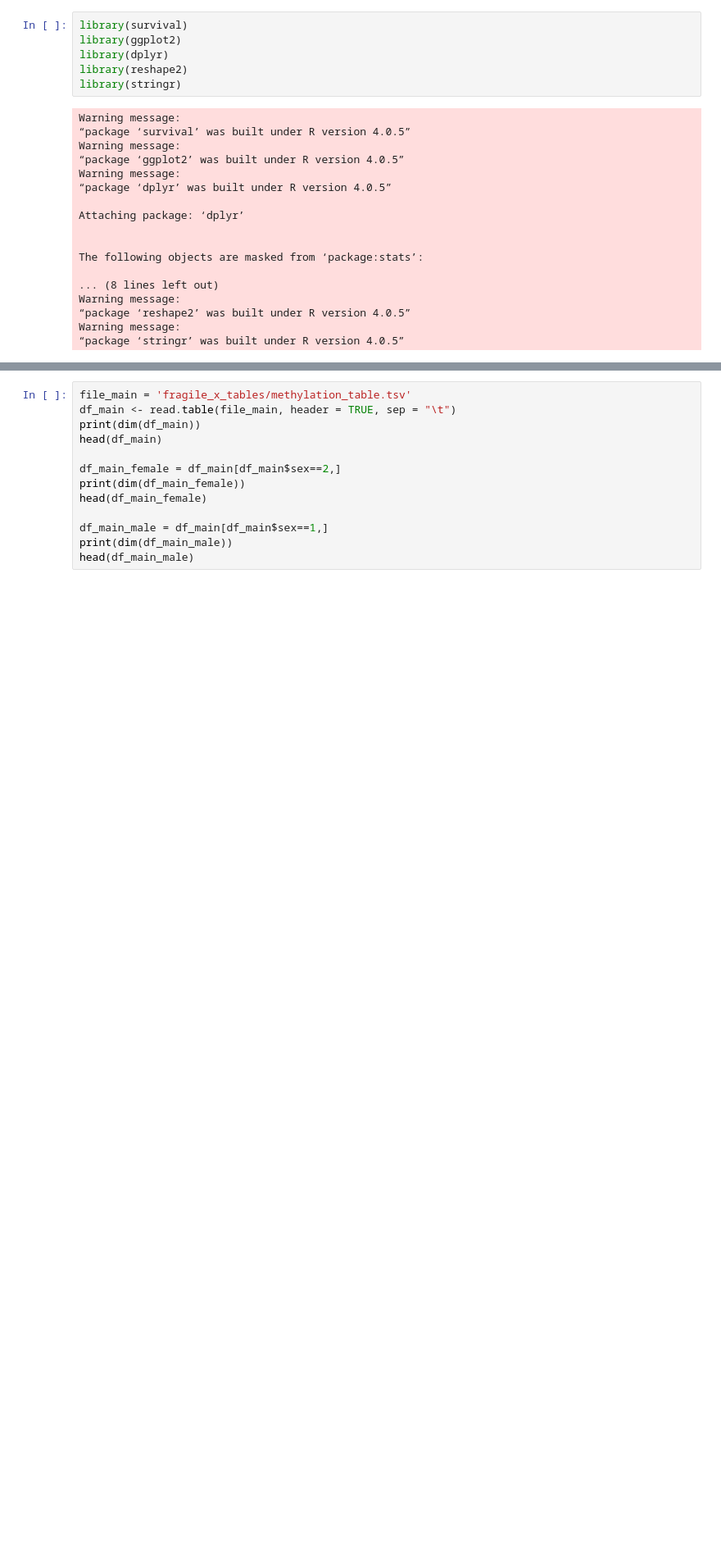
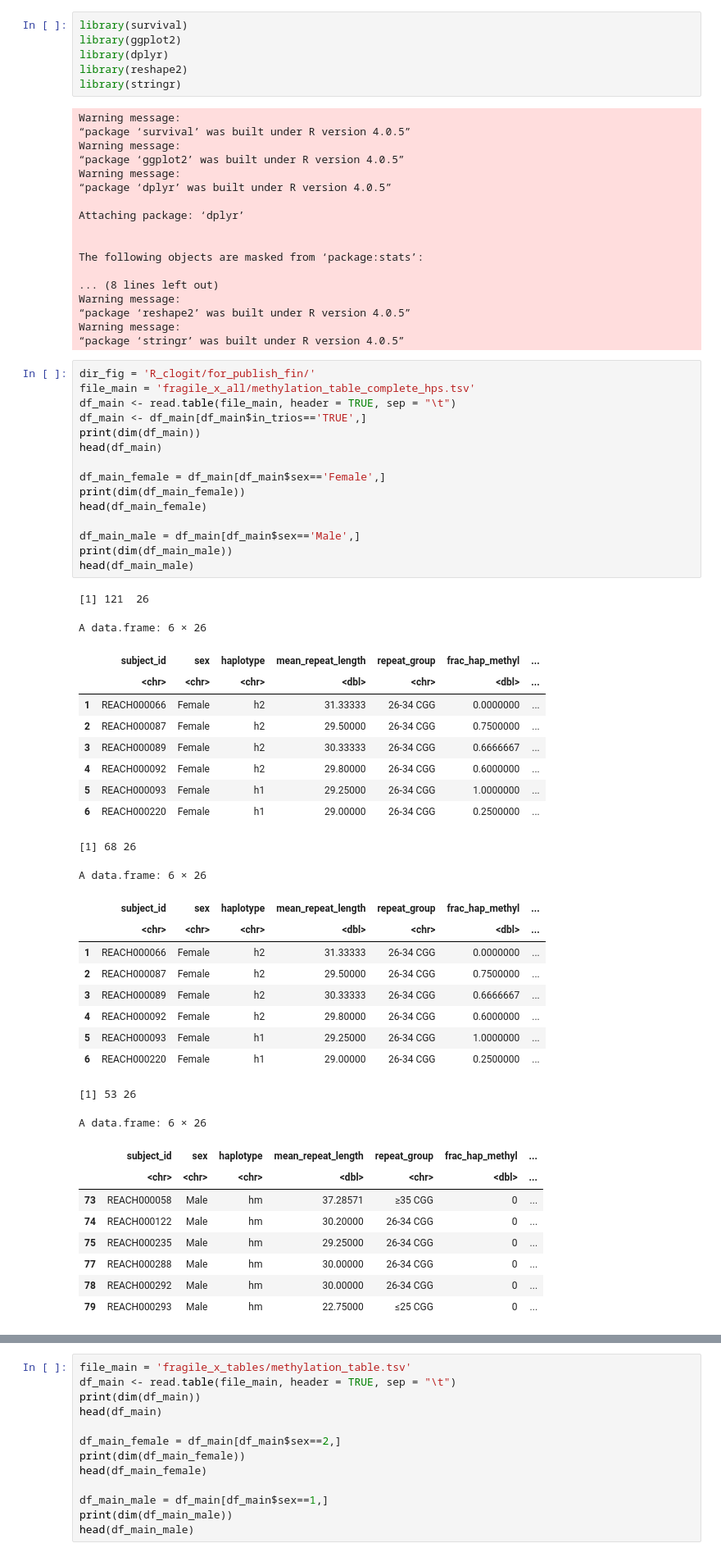
Before and after one commit to mldmort/SV_process, a Jupyter notebook: Fragile_X_R_clogit.ipynb, the cells around one changed output, grey strips where cells are left out. Shown at 82% size. Saved outputs shown, nothing was run; the diff lists cells and outputs as text; blank space fills up the shorter version.

```diff
--- a/Fragile_X_R_clogit.ipynb
+++ b/Fragile_X_R_clogit.ipynb
@@ -22,3 +22,49 @@ Warning message:
 “package ‘reshape2’ was built under R version 4.0.5”
 Warning message:
 “package ‘stringr’ was built under R version 4.0.5”
+# %%
+dir_fig = 'R_clogit/for_publish_fin/'
+file_main = 'fragile_x_all/methylation_table_complete_hps.tsv'
+df_main <- read.table(file_main, header = TRUE, sep = "\t")
+df_main <- df_main[df_main$in_trios=='TRUE',]
+print(dim(df_main))
+head(df_main)
+
+df_main_female = df_main[df_main$sex=='Female',]
+print(dim(df_main_female))
+head(df_main_female)
+
+df_main_male = df_main[df_main$sex=='Male',]
+print(dim(df_main_male))
+head(df_main_male)
+# %% [output]
+[1] 121  26
+A data.frame: 6 × 26
+|  | subject_id | sex | haplotype | mean_repeat_length | repeat_group | frac_hap_methyl | ... |
+|  | <chr> | <chr> | <chr> | <dbl> | <chr> | <dbl> | ... |
+| 1 | REACH000066 | Female | h2 | 31.33333 | 26-34 CGG | 0.0000000 | ... |
+| 2 | REACH000087 | Female | h2 | 29.50000 | 26-34 CGG | 0.7500000 | ... |
+| 3 | REACH000089 | Female | h2 | 30.33333 | 26-34 CGG | 0.6666667 | ... |
+| 4 | REACH000092 | Female | h2 | 29.80000 | 26-34 CGG | 0.6000000 | ... |
+| 5 | REACH000093 | Female | h1 | 29.25000 | 26-34 CGG | 1.0000000 | ... |
+| 6 | REACH000220 | Female | h1 | 29.00000 | 26-34 CGG | 0.2500000 | ... |
+[1] 68 26
+A data.frame: 6 × 26
+|  | subject_id | sex | haplotype | mean_repeat_length | repeat_group | frac_hap_methyl | ... |
+|  | <chr> | <chr> | <chr> | <dbl> | <chr> | <dbl> | ... |
+| 1 | REACH000066 | Female | h2 | 31.33333 | 26-34 CGG | 0.0000000 | ... |
+| 2 | REACH000087 | Female | h2 | 29.50000 | 26-34 CGG | 0.7500000 | ... |
+| 3 | REACH000089 | Female | h2 | 30.33333 | 26-34 CGG | 0.6666667 | ... |
+| 4 | REACH000092 | Female | h2 | 29.80000 | 26-34 CGG | 0.6000000 | ... |
+| 5 | REACH000093 | Female | h1 | 29.25000 | 26-34 CGG | 1.0000000 | ... |
+| 6 | REACH000220 | Female | h1 | 29.00000 | 26-34 CGG | 0.2500000 | ... |
+[1] 53 26
+A data.frame: 6 × 26
+|  | subject_id | sex | haplotype | mean_repeat_length | repeat_group | frac_hap_methyl | ... |
+|  | <chr> | <chr> | <chr> | <dbl> | <chr> | <dbl> | ... |
+| 73 | REACH000058 | Male | hm | 37.28571 | ≥35 CGG | 0 | ... |
+| 74 | REACH000122 | Male | hm | 30.20000 | 26-34 CGG | 0 | ... |
+| 75 | REACH000235 | Male | hm | 29.25000 | 26-34 CGG | 0 | ... |
+| 77 | REACH000288 | Male | hm | 30.00000 | 26-34 CGG | 0 | ... |
+| 78 | REACH000292 | Male | hm | 30.00000 | 26-34 CGG | 0 | ... |
+| 79 | REACH000293 | Male | hm | 22.75000 | ≤25 CGG | 0 | ... |
```
Also changed, not shown: parts of 2 cells of this notebook, 2 other files.
